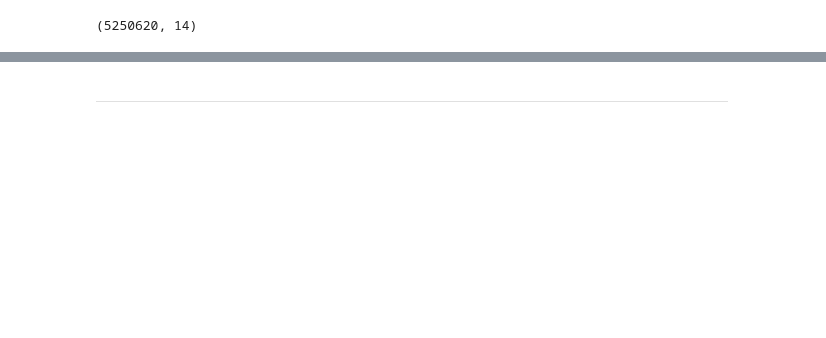
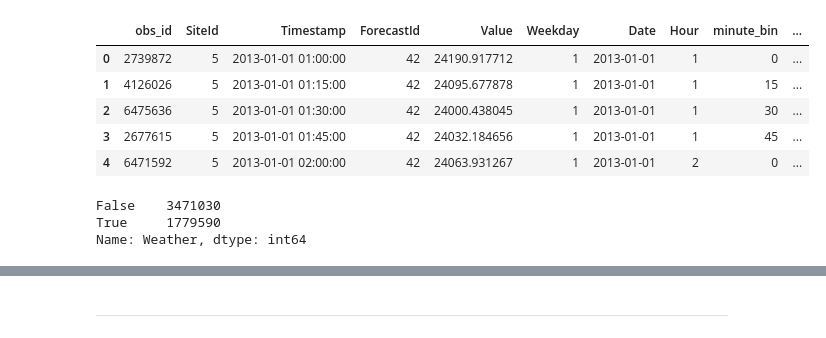
Before and after one commit to johnnychiuchiu/Forecasting-Energy-Consumption, a Jupyter notebook: notebook/merge_table.ipynb, the cells around one changed output, grey strips where cells are left out. Drawn from its saved outputs; the diff is of its cells as text; code cells hidden in the pictures; blank space fills up the shorter version.

```diff
--- a/notebook/merge_table.ipynb
+++ b/notebook/merge_table.ipynb
@@ -80 +138,4 @@ train, holiday, frequency, test = data_transfomer(train, holiday, frequency, tes
+# %%
+# aggregate weather info by three different the length of time
+weather_1day, weather_1hour, weather_15min   = weather_aggregator(weather)
 # %%
@@ -110,8 +176,22 @@ train_final.head()
 train_15min = train_final[train_final.ForecastPeriodNS=='15mins']
 train_1hour = train_final[train_final.ForecastPeriodNS=='1hour']
 train_1day = train_final[train_final.ForecastPeriodNS=='1day']
+# %%
+# merging with weather info
+train_15min, train_1hour, train_1day = train_weather_merger(train_15min, train_1hour, train_1day, weather_15min, weather_1hour, weather_1day)
 # %%
-train_15min.shape
+train_15min.head()
 # %% [output]
-(5250620, 14)
+|  | obs_id | SiteId | Timestamp | ForecastId | Value | Weekday | Date | Hour | minute_bin | ... |
+| 0 | 2739872 | 5 | 2013-01-01 01:00:00 | 42 | 24190.917712 | 1 | 2013-01-01 | 1 | 0 | ... |
+| 1 | 4126026 | 5 | 2013-01-01 01:15:00 | 42 | 24095.677878 | 1 | 2013-01-01 | 1 | 15 | ... |
+| 2 | 6475636 | 5 | 2013-01-01 01:30:00 | 42 | 24000.438045 | 1 | 2013-01-01 | 1 | 30 | ... |
+| 3 | 2677615 | 5 | 2013-01-01 01:45:00 | 42 | 24032.184656 | 1 | 2013-01-01 | 1 | 45 | ... |
+| 4 | 6471592 | 5 | 2013-01-01 02:00:00 | 42 | 24063.931267 | 1 | 2013-01-01 | 2 | 0 | ... |
+# %%
+train_15min.Weather.notnull().value_counts()
+# %% [output]
+False    3471030
+True     1779590
+Name: Weather, dtype: int64
 # %%
```
Also changed, not shown: parts of 21 cells of this notebook.
